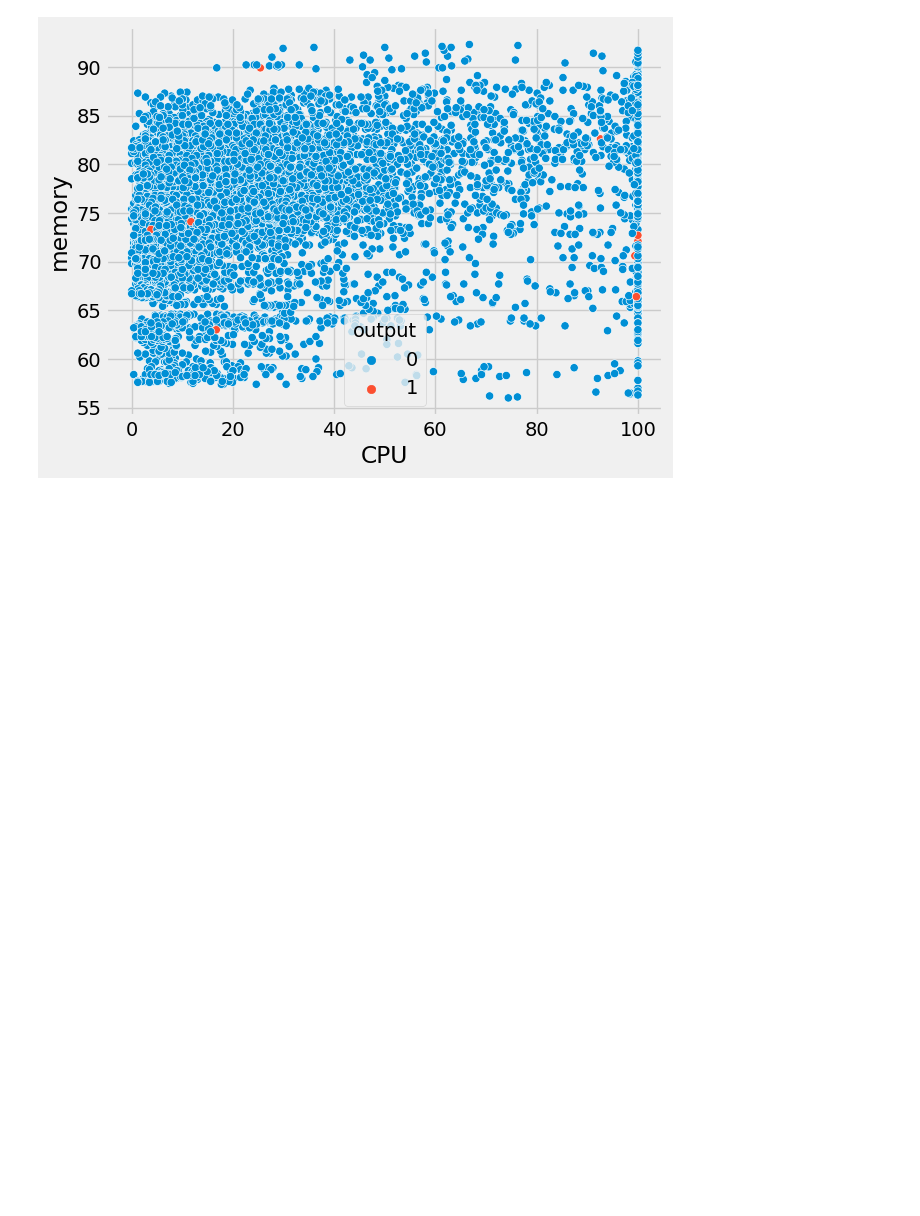
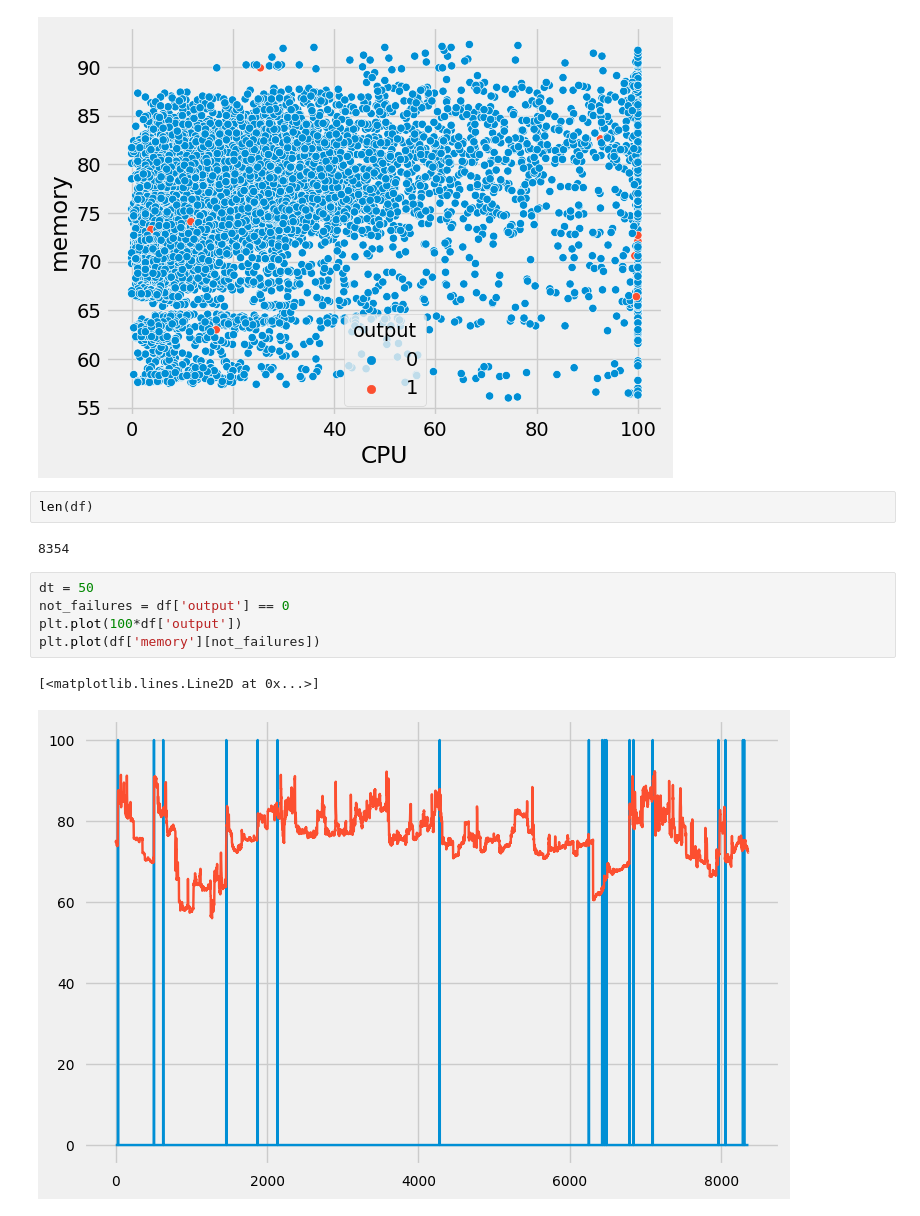
Before and after one commit to narogishin/predictive-analysis-of-my-computer, a Jupyter notebook: main.ipynb, the cells around one changed output. Cells and saved outputs as stored; diff of their text form; blank space fills up the shorter version.

```diff
--- a/main.ipynb
+++ b/main.ipynb
@@ -43,3 +66,15 @@ sns.scatterplot(x = df['CPU'], y = df['memory'], hue=df['output'])
 # %% [output]
 <AxesSubplot:xlabel='CPU', ylabel='memory'>
 [figure]
+# %%
+len(df)
+# %% [output]
+8354
+# %%
+dt = 50
+not_failures = df['output'] == 0
+plt.plot(100*df['output'])
+plt.plot(df['memory'][not_failures])
+# %% [output]
+[<matplotlib.lines.Line2D at 0x...>]
+[figure, added]
```
Also changed, not shown: parts of 8 cells of this notebook.
